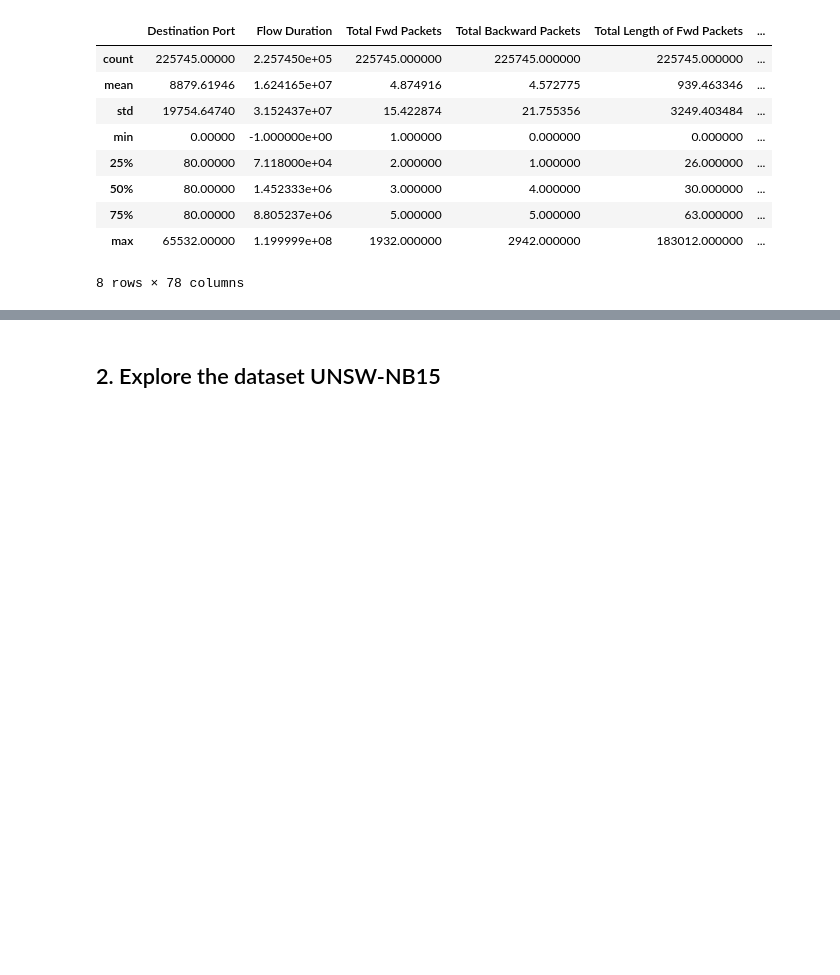
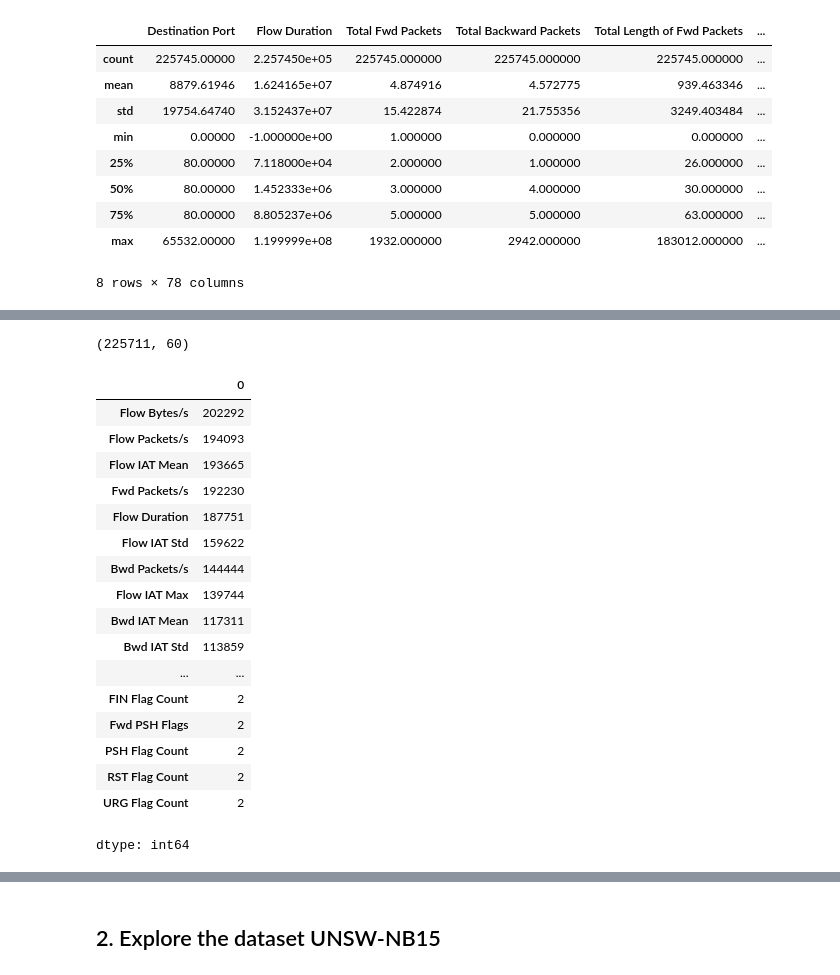
Before and after one commit to esthy13/cil-intrusion-detection, a Jupyter notebook: notebooks/eda_esther.ipynb, the cells around one changed output, grey strips where cells are left out. Cells and saved outputs as stored; diff of their text form; code cells hidden in the pictures; blank space fills up the shorter version.

```diff
--- a/notebooks/eda_esther.ipynb
+++ b/notebooks/eda_esther.ipynb
@@ -72,0 +155,16 @@ Resolving deltas: 100% (14/14), done.
+# %%
+# Looking for highly correlated features and candidate drops / PCA
+
+import pandas as pd
+import numpy as np
+
+# Compute correlation matrix
+corr = X.corr()
+
+# Drop one column from each perfectly correlated pair.
+to_drop = set()
+for i in range(len(corr.columns)):
+    for j in range(i):
+        if corr.iloc[i, j] == 1:
+            to_drop.add(corr.columns[i])
+to_drop
@@ -72,0 +180,28 @@ Resolving deltas: 100% (14/14), done.
+# %%
+X_reduced = X.drop(columns=list(to_drop))
+print(X_reduced.shape)
+# %% [output]
+(225711, 60)
+# %%
+#TODO should we drop more columns here?
+unique_counts = X_reduced.nunique()
+unique_counts.sort_values(ascending=False)
+# %% [output]
+|  | 0 |
+| Flow Bytes/s | 202292 |
+| Flow Packets/s | 194093 |
+| Flow IAT Mean | 193665 |
+| Fwd Packets/s | 192230 |
+| Flow Duration | 187751 |
+| Flow IAT Std | 159622 |
+| Bwd Packets/s | 144444 |
+| Flow IAT Max | 139744 |
+| Bwd IAT Mean | 117311 |
+| Bwd IAT Std | 113859 |
+| ... | ... |
+| FIN Flag Count | 2 |
+| Fwd PSH Flags | 2 |
+| PSH Flag Count | 2 |
+| RST Flag Count | 2 |
+| URG Flag Count | 2 |
+dtype: int64
```
Also changed, not shown: parts of 26 cells of this notebook, 1 other file.
